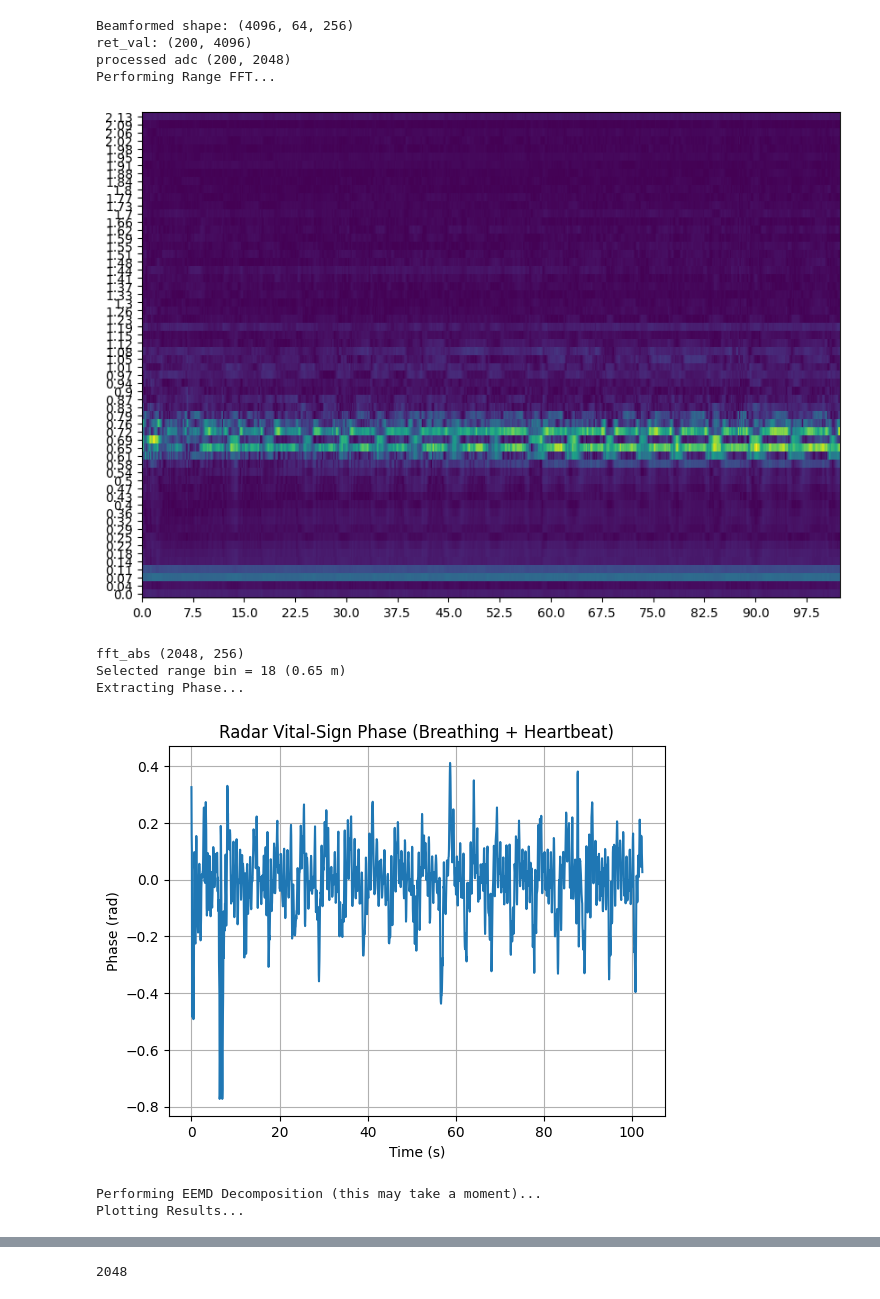
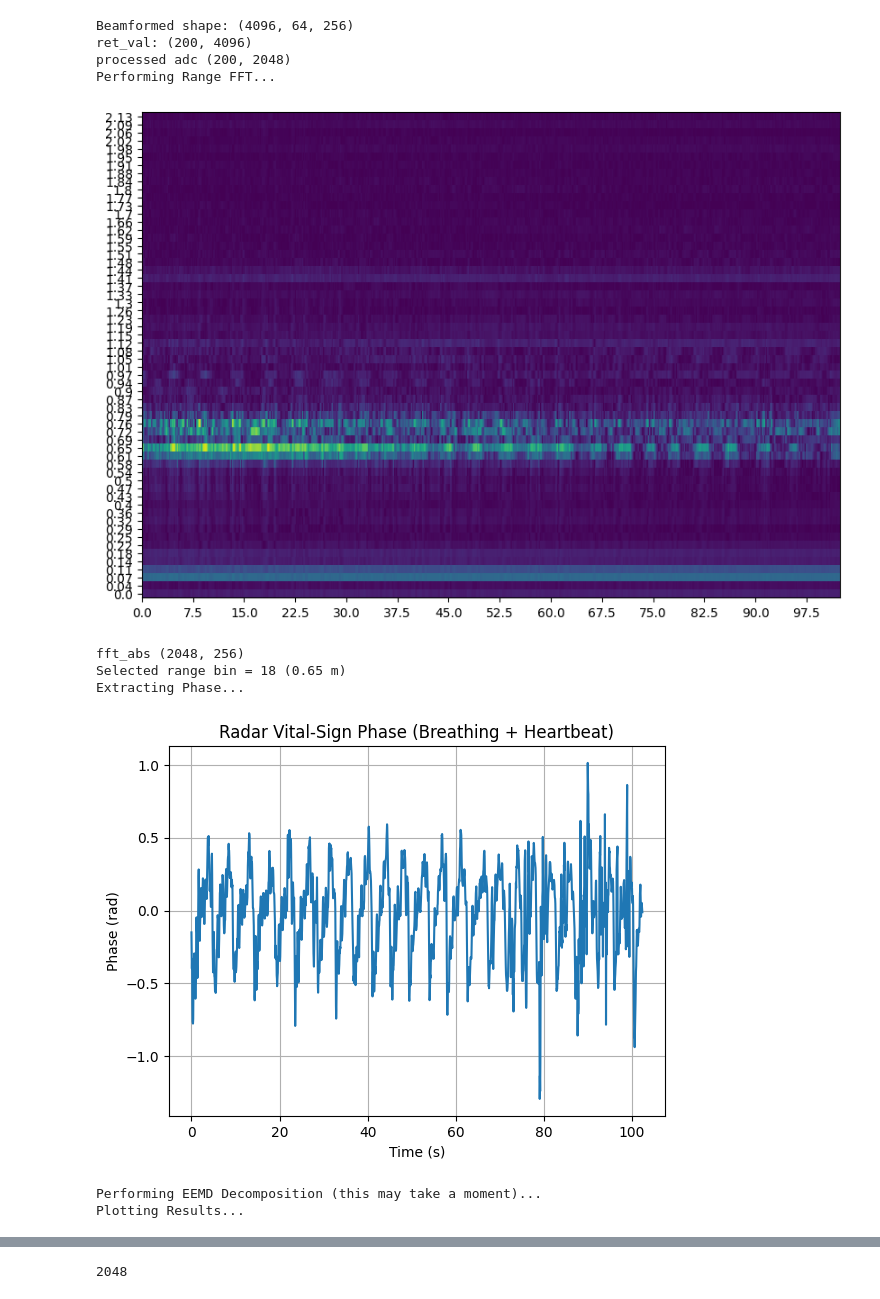
Before and after one commit to manavjeetsingh/mmWaveDataExtraction, a Jupyter notebook: mmWave-Heartbeat-Dataset-Preprocessing-Toolbox-/preprocessing_static.ipynb, the cells around one changed output, grey strips where cells are left out. Cells and saved outputs as stored; diff of their text form; code cells hidden in the pictures.

```diff
--- a/mmWave-Heartbeat-Dataset-Preprocessing-Toolbox-/preprocessing_static.ipynb
+++ b/mmWave-Heartbeat-Dataset-Preprocessing-Toolbox-/preprocessing_static.ipynb
@@ -65,9 +65,9 @@ class RadarParams:
         self.AngleFFT=64 # number of angle FFT bins
 
         # File Config
-        self.binIdx = 1
+        self.binIdx = 6
         # Adjust path as necessary for your local machine
-        self.dataSubDir = os.path.join('myDatRepoFormat', 'manavjeet_closedjacket')
+        self.dataSubDir = os.path.join('myDatRepoFormat', 'somehowbad')
 
 def load_adc_data(P):
     """Loads raw binary data from file."""
@@ -579,11 +579,11 @@ adc all: (4, 819200)
 Beamformed shape: (4096, 64, 256)
 ret_val: (200, 4096)
 processed adc (200, 2048)
 Performing Range FFT...
-[figure, old version]
+[figure, new version]
 fft_abs (2048, 256)
 Selected range bin = 18 (0.65 m)
 Extracting Phase...
-[figure, old version]
+[figure, new version]
 Performing EEMD Decomposition (this may take a moment)...
 Plotting Results...
```
Also changed, not shown: parts of 3 cells of this notebook.
